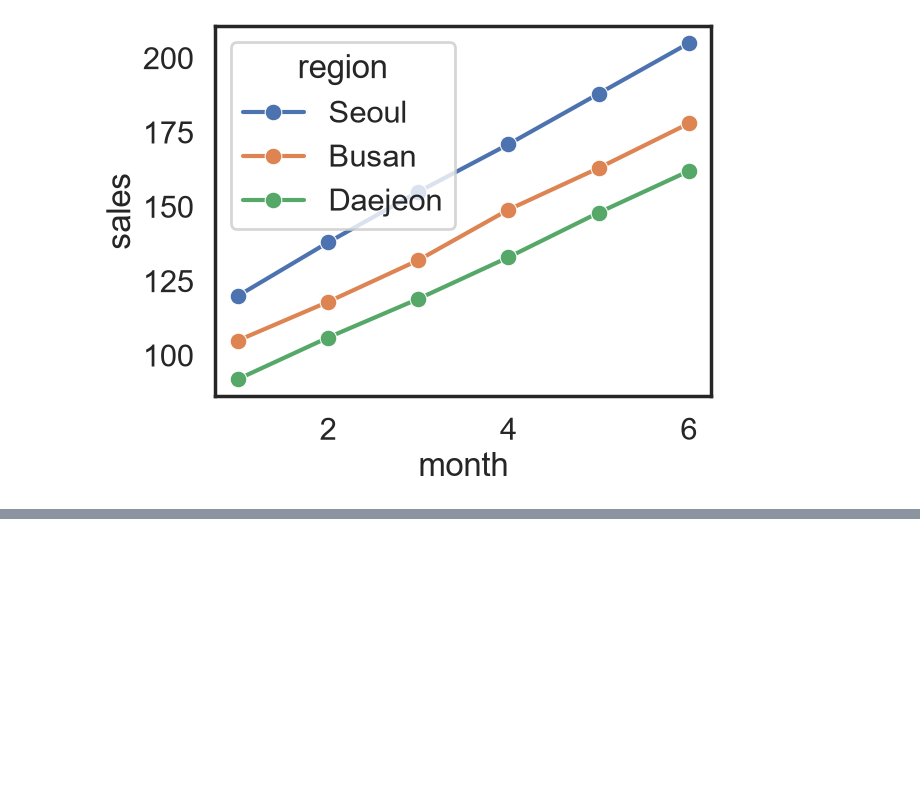
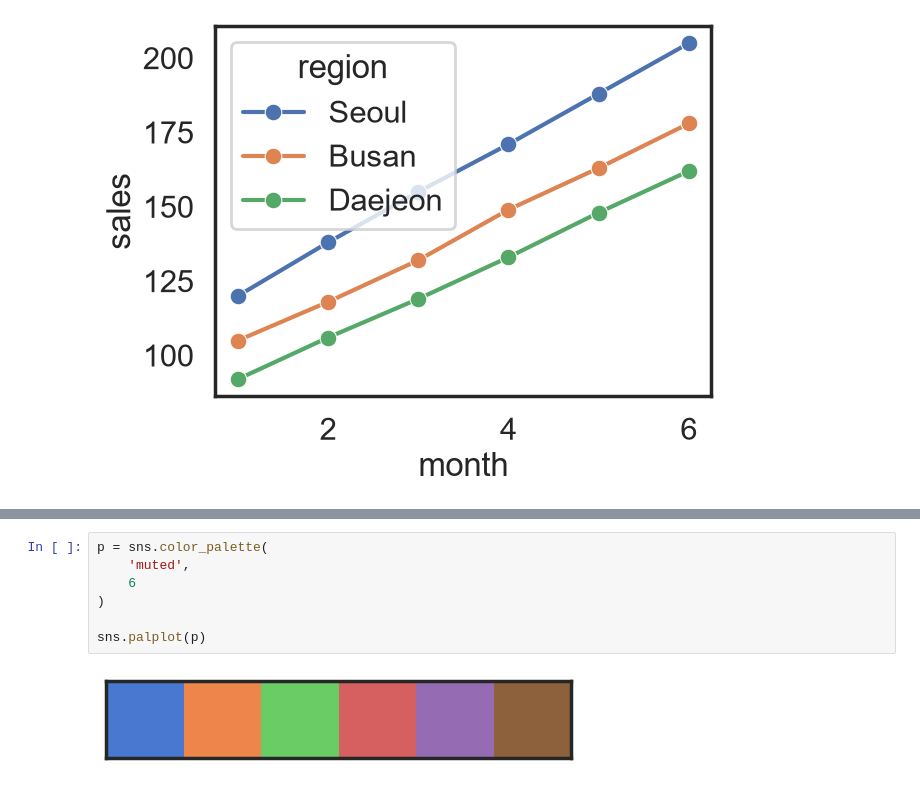
Before and after one commit to eddie1031/2026_SKP_005, a Jupyter notebook: seaborn_exp/style/design.ipynb, the cells around one changed output, grey strips where cells are left out. Cells and saved outputs as stored; diff of their text form; blank space fills up the shorter version.

Commit message:
color palette

```diff
--- a/seaborn_exp/style/design.ipynb
+++ b/seaborn_exp/style/design.ipynb
@@ -124,0 +151,9 @@ sns.lineplot(
+# %%
+p = sns.color_palette(
+    'muted',
+    6
+)
+
+sns.palplot(p)
+# %% [output]
+[figure, added]
```
Also changed, not shown: parts of 9 cells of this notebook.
